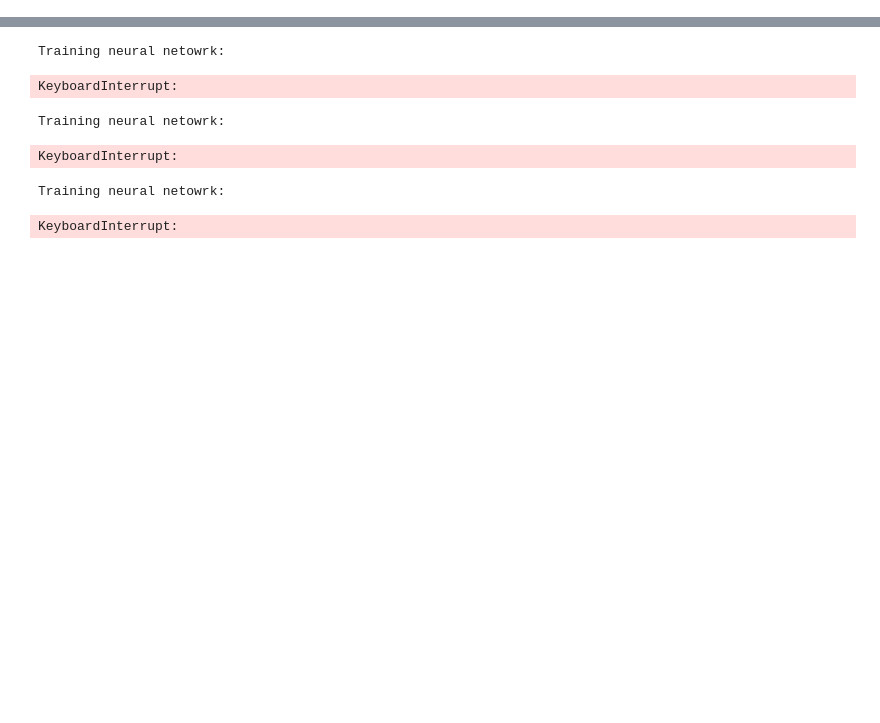
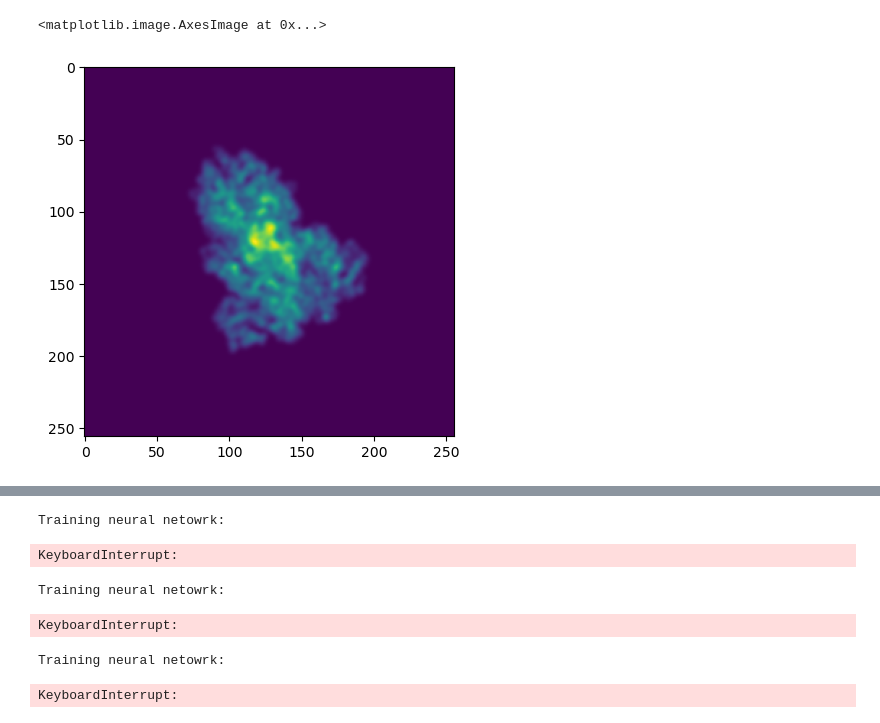
Before and after one commit to flatironinstitute/cryoSBI, a Jupyter notebook: notebooks/Untitled.ipynb, the cells around one changed output, grey strips where cells are left out. Drawn from its saved outputs; the diff is of its cells as text; code cells hidden in the pictures; blank space fills up the shorter version.

```diff
--- a/notebooks/Untitled.ipynb
+++ b/notebooks/Untitled.ipynb
@@ -139,4 +128,9 @@ test_images = project_density_batched(
     num_pixels,
     pixel_size,
 )
+# %%
+plt.imshow(test_images[0].cpu().abs())
+# %% [output]
+<matplotlib.image.AxesImage at 0x...>
+[figure, added]
 # %%
```
Also changed, not shown: parts of 30 cells of this notebook, 3 other files.
